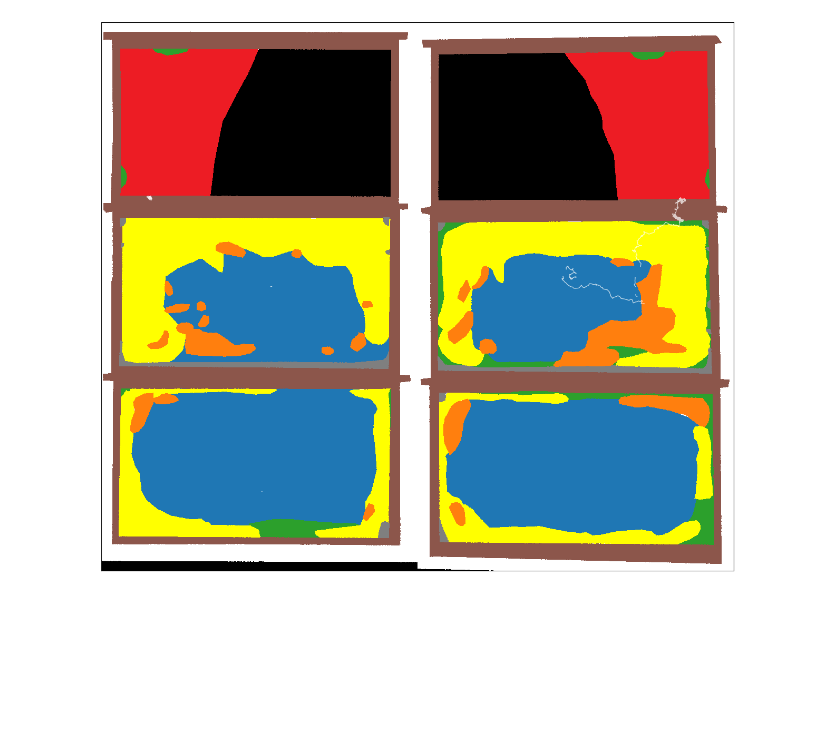
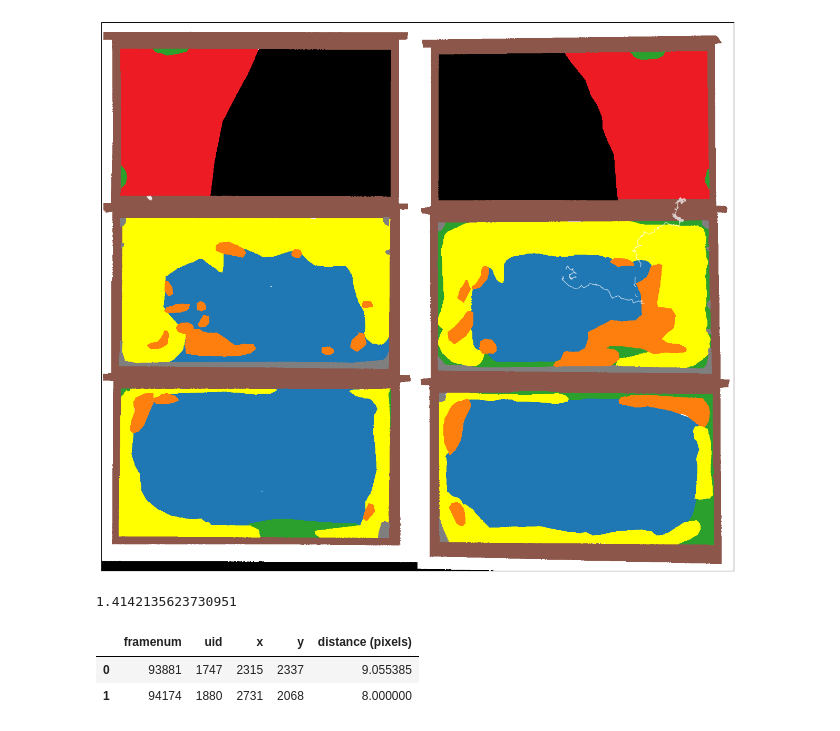
Before and after one commit to Collective-Logic-Lab/honey-bee-behavior, a Jupyter notebook: preliminary-analysis-2024-comb-building.ipynb, the cells around one changed output. Cells and saved outputs as stored; diff of their text form; code cells hidden in the pictures; blank space fills up the shorter version.

Commit message:
first attempt at identifying interaction events in festoon data

```diff
--- a/preliminary-analysis-2024-comb-building.ipynb
+++ b/preliminary-analysis-2024-comb-building.ipynb
@@ -436,3 +436,7 @@ Showing 2756 frames
 [figure]
 # %%
 # to do: select trajectory data for all other bees in given time window and find interactions
+# %%
+np.linalg.norm([1,1])
+# %% [output]
+1.4142135623730951
@@ -438,0 +487,13 @@ Showing 2756 frames
+# %%
+beeID = 672 #672 #582
+delta_t = 30 # minutes --- number of minutes to look at before the start of joining the festoon
+# look at the first festoon bout for this bee
+bout_start = df_non_cut_bouts.loc[beeID].iloc[0]['Bout start']
+minTime = bout_start - dt.timedelta(minutes=delta_t)
+maxTime = bout_start
+
+interaction_events(dfTraj,beeID,minTime,maxTime)
+# %% [output]
+|  | framenum | uid | x | y | distance (pixels) |
+| 0 | 93881 | 1747 | 2315 | 2337 | 9.055385 |
+| 1 | 94174 | 1880 | 2731 | 2068 | 8.000000 |
```
Also changed, not shown: parts of 1 cell of this notebook.
